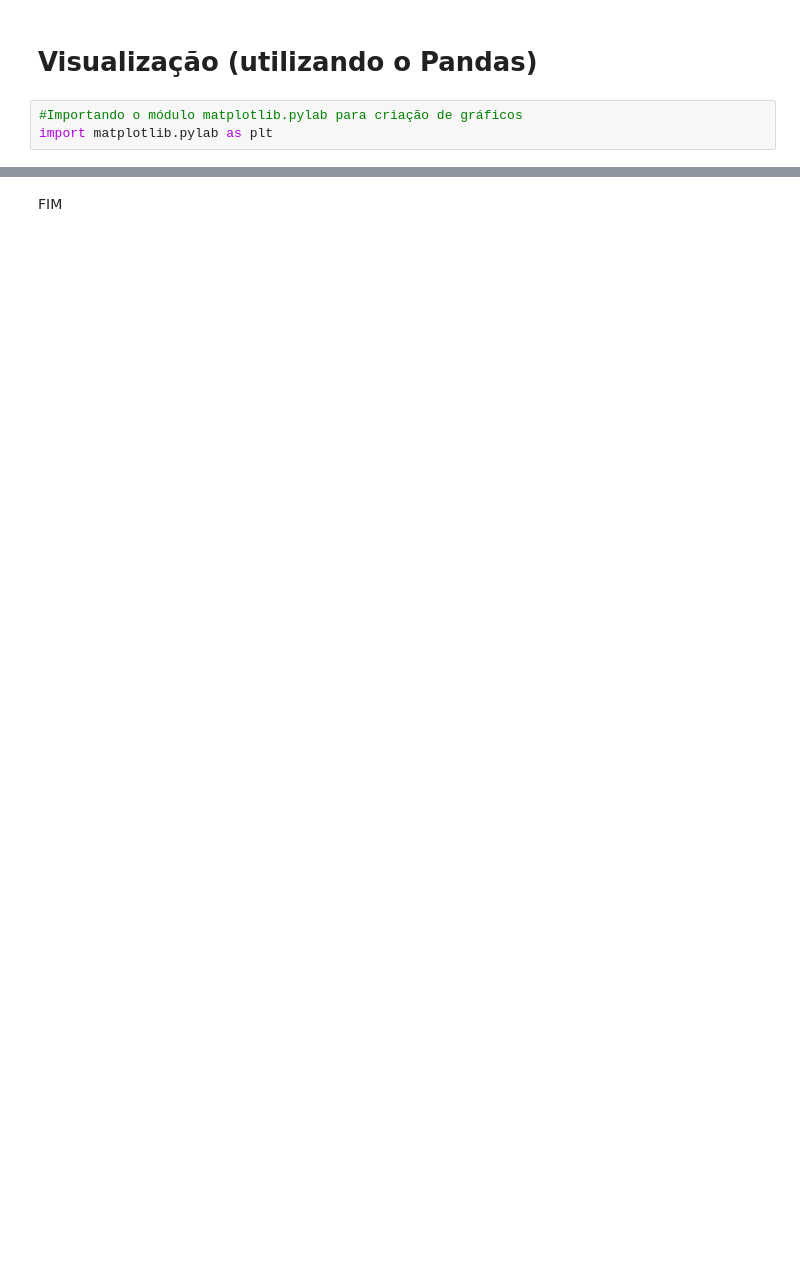
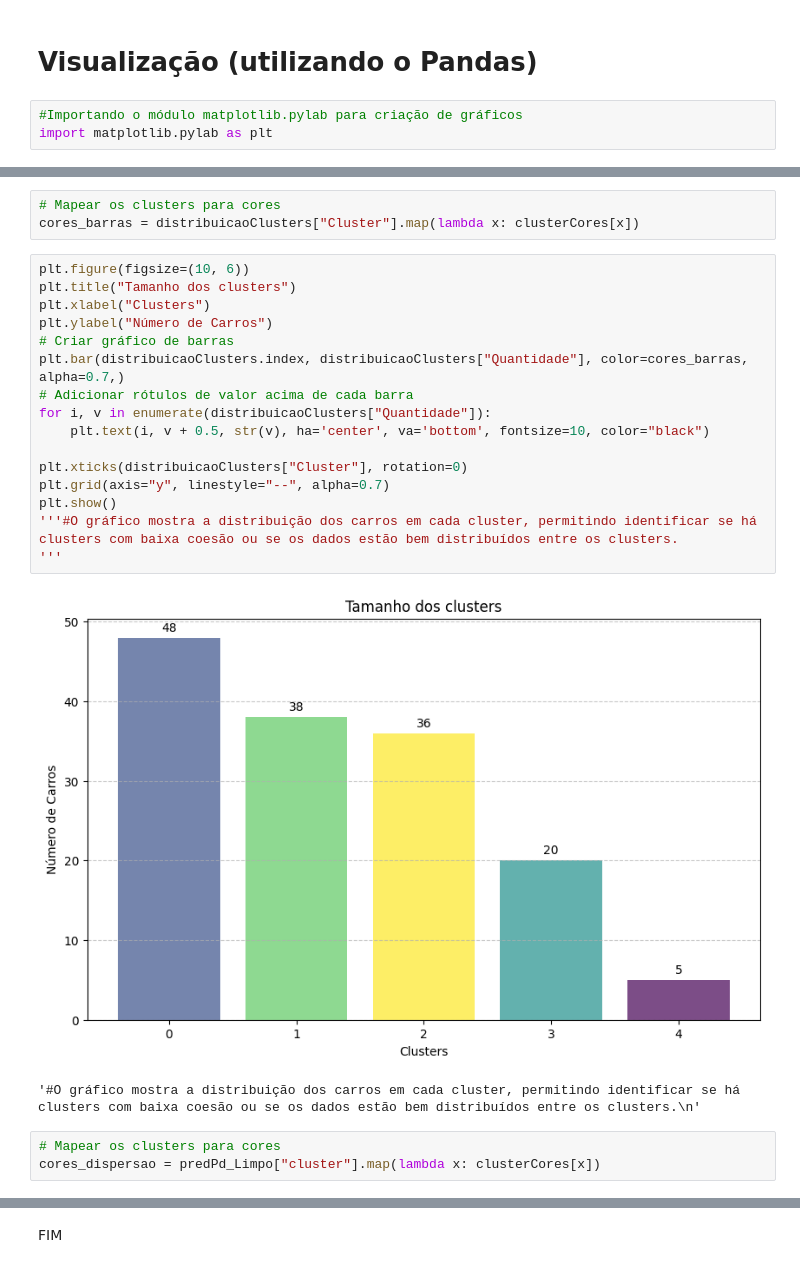
Before and after one commit to Junioraltn/ML_Veiculos, a Jupyter notebook: ML Veiculos.ipynb, the cells around one changed output, grey strips where cells are left out. Drawn from its saved outputs; the diff is of its cells as text; blank space fills up the shorter version.

```diff
--- a/ML Veiculos.ipynb
+++ b/ML Veiculos.ipynb
@@ -396,0 +497,25 @@ import matplotlib.pylab as plt
+# %%
+# Mapear os clusters para cores
+cores_barras = distribuicaoClusters["Cluster"].map(lambda x: clusterCores[x])
+# %%
+plt.figure(figsize=(10, 6))
+plt.title("Tamanho dos clusters")
+plt.xlabel("Clusters")
+plt.ylabel("Número de Carros")
+# Criar gráfico de barras
+plt.bar(distribuicaoClusters.index, distribuicaoClusters["Quantidade"], color=cores_barras, alpha=0.7,)
+# Adicionar rótulos de valor acima de cada barra
+for i, v in enumerate(distribuicaoClusters["Quantidade"]):
+    plt.text(i, v + 0.5, str(v), ha='center', va='bottom', fontsize=10, color="black")
+
+plt.xticks(distribuicaoClusters["Cluster"], rotation=0)
+plt.grid(axis="y", linestyle="--", alpha=0.7)
+plt.show()
+'''#O gráfico mostra a distribuição dos carros em cada cluster, permitindo identificar se há clusters com baixa coesão ou se os dados estão bem distribuídos entre os clusters.
+'''
+# %% [output]
+[figure, added]
+'#O gráfico mostra a distribuição dos carros em cada cluster, permitindo identificar se há clusters com baixa coesão ou se os dados estão bem distribuídos entre os clusters.\n'
+# %%
+# Mapear os clusters para cores
+cores_dispersao = predPd_Limpo["cluster"].map(lambda x: clusterCores[x])
```
Also changed, not shown: parts of 80 cells of this notebook.
